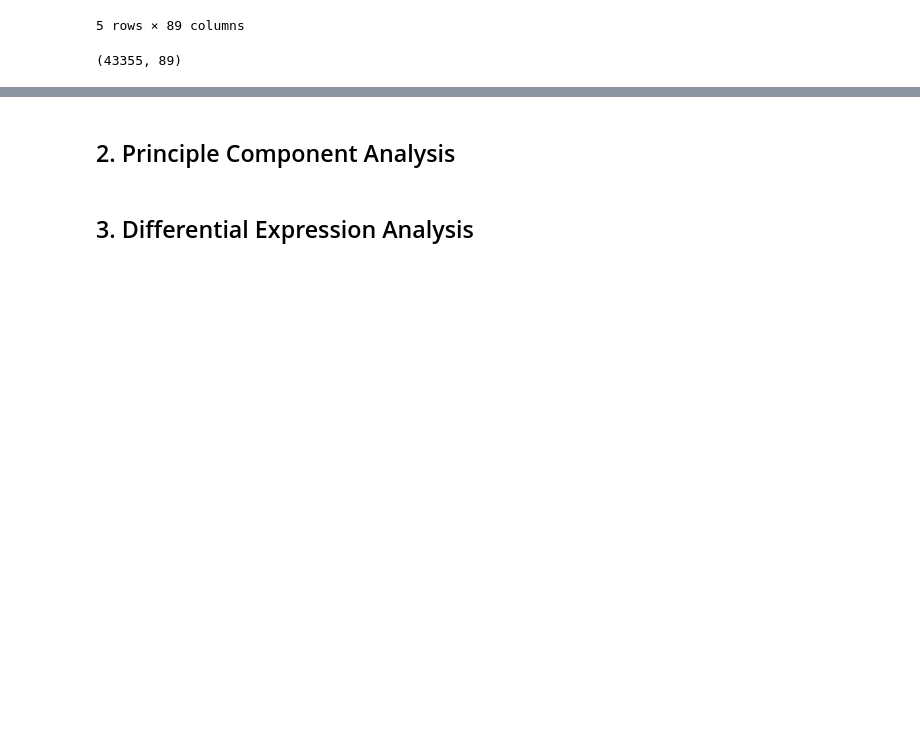
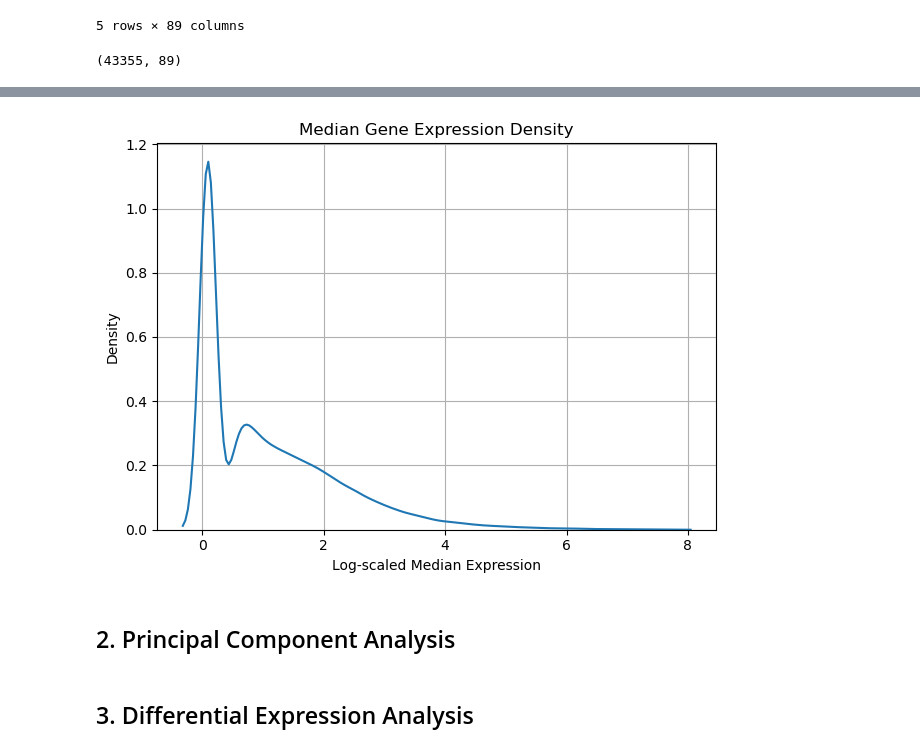
Before and after one commit to jamesh5391/bariatric-rna-seq, a Jupyter notebook: src/main.ipynb, the cells around one changed output, grey strips where cells are left out. Saved outputs shown, nothing was run; the diff lists cells and outputs as text; code cells hidden in the pictures; blank space fills up the shorter version.

Commit message:
median expression density plot

```diff
--- a/src/main.ipynb
+++ b/src/main.ipynb
@@ -6,7 +7,7 @@ import pydeseq2
 # %% [markdown]
 ## 1. RNA-seq Dataset Exploration
 # %%
-df = pd.read_csv('../data/raw/SRP053101/SRP053101.tsv', sep='\t')
+df = pd.read_csv('../data/processed/SRP053101/SRP053101.tsv', sep='\t')
 df.head()
 # %% [output]
 |  | Gene | SRR1785238 | SRR1785239 | SRR1785240 | SRR1785241 | SRR1785242 | SRR1785243 | SRR1785244 | ... |
@@ -20,3 +21,18 @@ df.head()
 df.shape
 # %% [output]
 (43355, 89)
+# %%
+#convert ensembl IDS to gene names
+
+mg = mygene.MyGeneInfo()
+
+results = mg.querymany(df['Gene'].tolist(),
+                      scopes='ensembl.gene',
+                      fields='symbol',
+                      species='human')
+
+id_to_symbol = {}
+for item in results:
+    ensembl_id = item['query']
+    symbol = item.get('symbol', ensembl_id)  # Use original ID if no symbol found
+    id_to_symbol[ensembl_id] = symbol
@@ -22,0 +47,5 @@ df.shape
+# %%
+
+df.insert(0, 'Gene_Symbol', df['Gene'].map(id_to_symbol))
+print(f"Successfully converted: {(df['Gene_Symbol'] != df['Gene']).sum()} genes")
+df[['Gene', 'Gene_Symbol']].head(10)
@@ -23,5 +85,26 @@ df.shape
+# %%
+# Log-scale the data and calculate per-gene median expression ranges
+
+
+# Get expression data (all columns except Gene and Gene_Symbol)
+
+expression_data = df.iloc[:, 2:]
+log_expression = np.log2(expression_data + 1)
+
+median_expression = log_expression.median(axis=1)
+# %%
+# 1. Density plot of log-scaled median expression
+sns.kdeplot(median_expression, label='Median Gene Expression Density')
+plt.title('Median Gene Expression Density')
+plt.xlabel('Log-scaled Median Expression')
+plt.ylabel('Density')
+plt.grid(True)
+plt.tight_layout()
+plt.show()
+# %% [output]
+[figure, added]
 # %% [markdown]
-## 2. Principle Component Analysis
+## 2. Principal Component Analysis
 # %% [markdown]
 ## 3. Differential Expression Analysis
 # %% [markdown]
```
Also changed, not shown: parts of 4 cells of this notebook, 7 other files.
